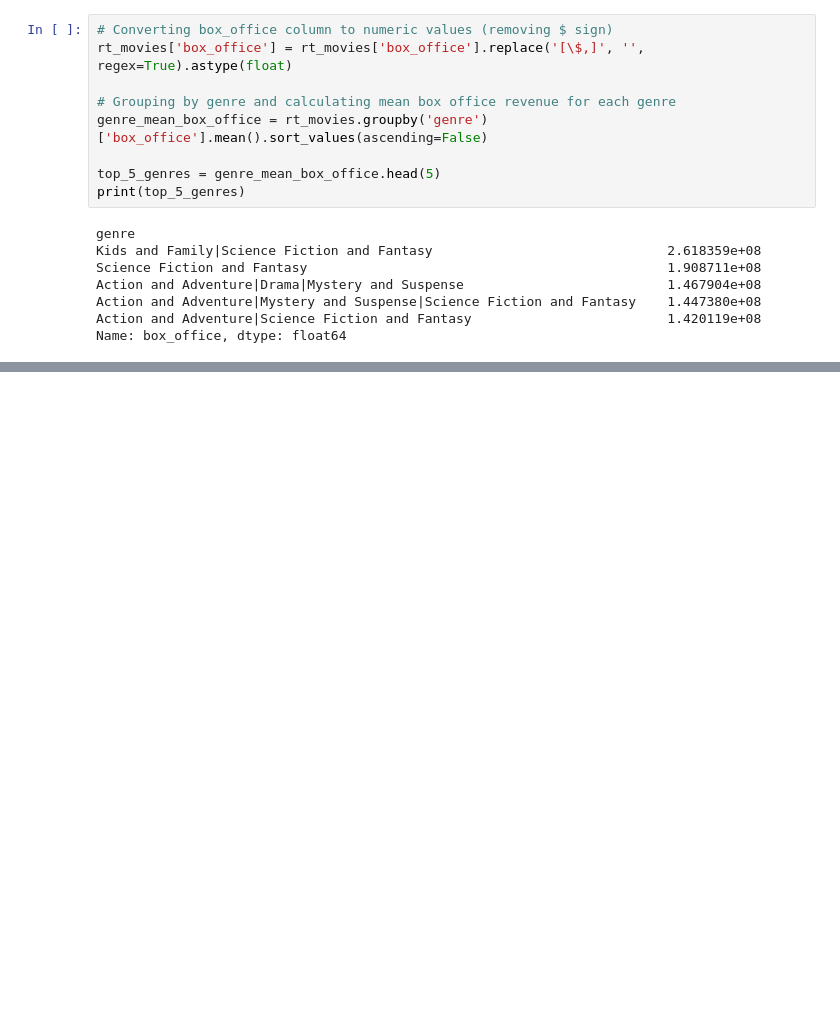
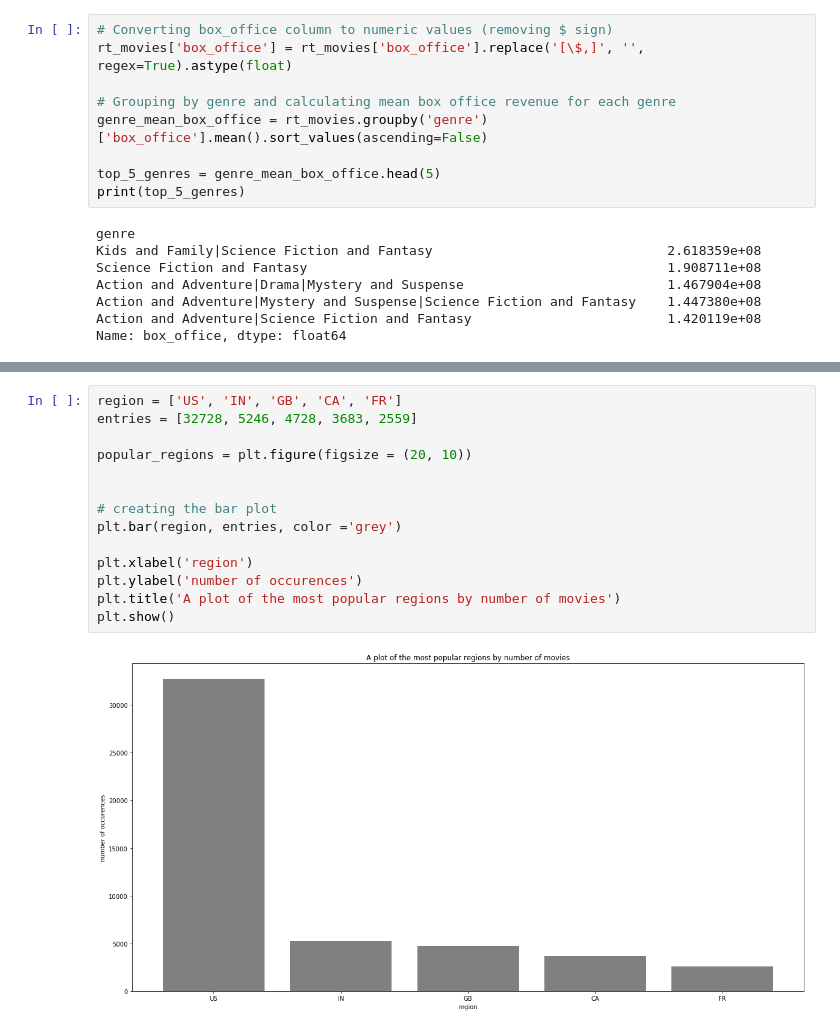
Before and after one commit to MercyKiragu/MICROSOFT-MOVIES-STUDIO, a Jupyter notebook: student.ipynb, the cells around one changed output, grey strips where cells are left out. Drawn from its saved outputs; the diff is of its cells as text; blank space fills up the shorter version.

```diff
--- a/student.ipynb
+++ b/student.ipynb
@@ -1148,0 +1168,16 @@ Name: box_office, dtype: float64
+# %%
+region = ['US', 'IN', 'GB', 'CA', 'FR']
+entries = [32728, 5246, 4728, 3683, 2559]
+
+popular_regions = plt.figure(figsize = (20, 10))
+
+
+# creating the bar plot
+plt.bar(region, entries, color ='grey')
+
+plt.xlabel('region')
+plt.ylabel('number of occurences')
+plt.title('A plot of the most popular regions by number of movies')
+plt.show()
+# %% [output]
+[figure, added]
```
Also changed, not shown: parts of 5 cells of this notebook.
